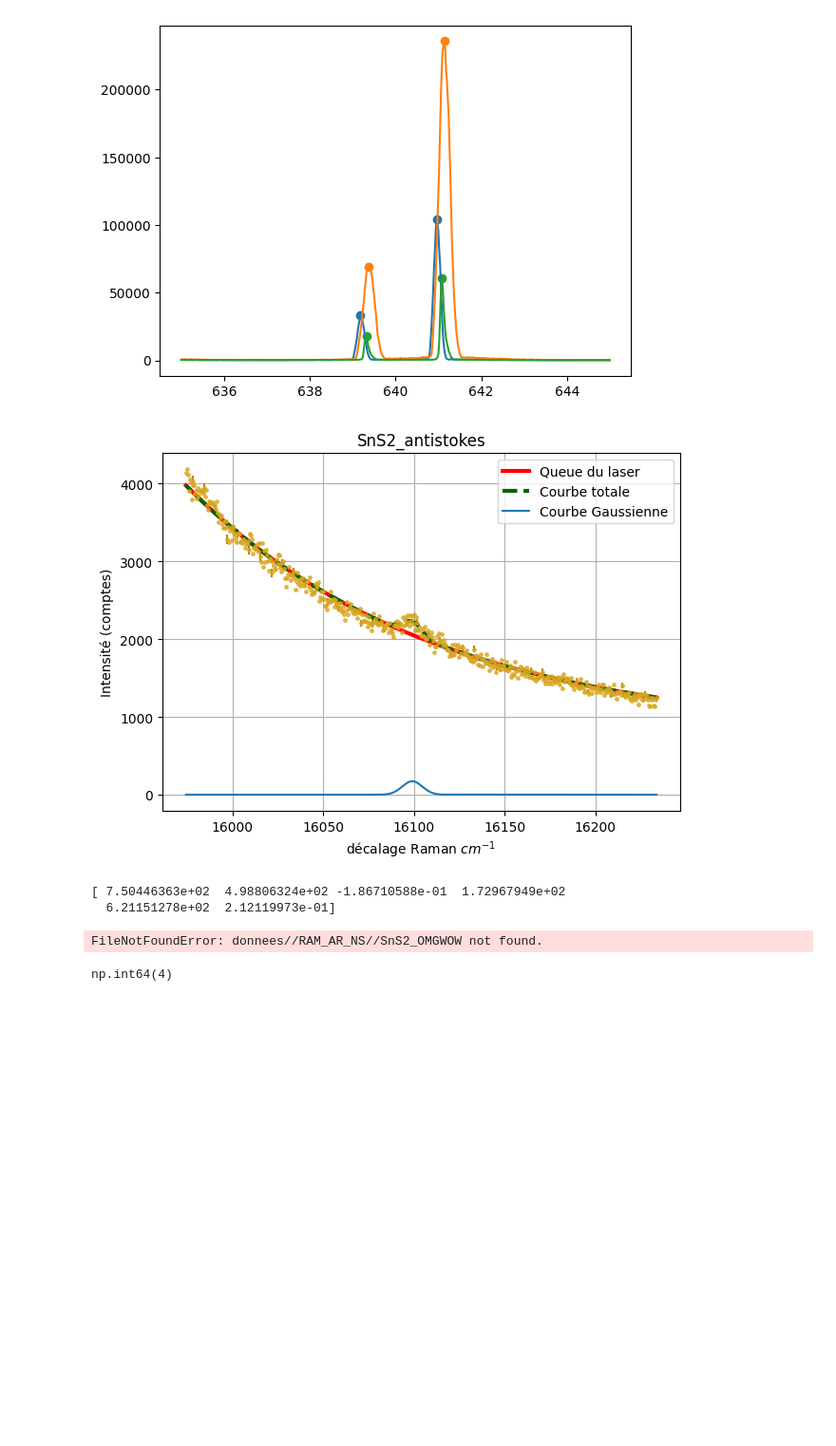
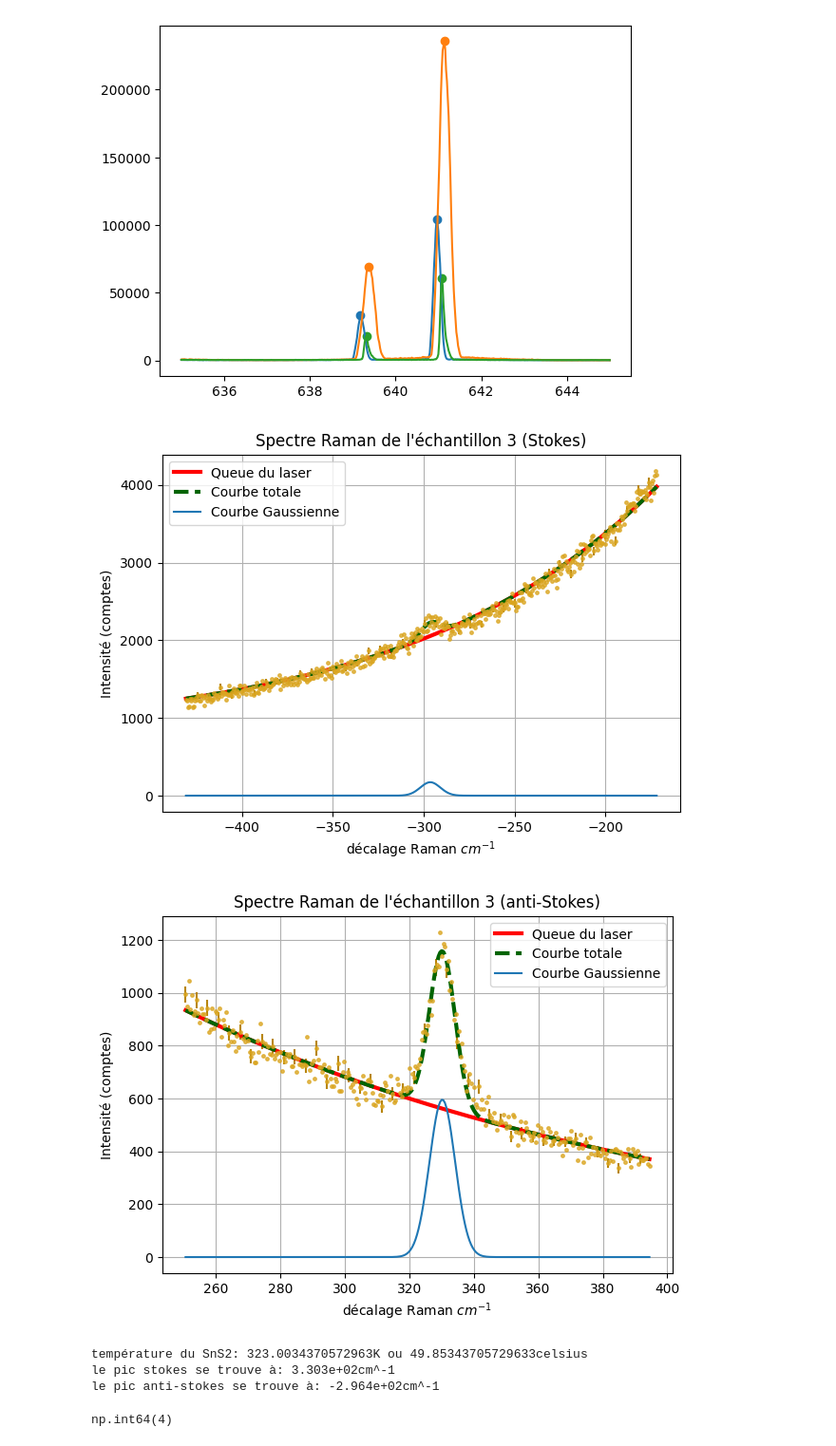
Before and after one commit to Simarties/Labo3, a Jupyter notebook: LabREIMAN/Ramain.ipynb, the cells around one changed output. Shown at 95% size. Saved outputs shown, nothing was run; the diff lists cells and outputs as text; code cells hidden in the pictures; blank space fills up the shorter version.

```diff
--- a/LabREIMAN/Ramain.ipynb
+++ b/LabREIMAN/Ramain.ipynb
@@ -5,5 +5,10 @@ from scipy.optimize import curve_fit
 import os
 from scipy.signal import find_peaks
 from scipy.signal import peak_widths
+import scipy.constants as cnste
+
+c =cnste.c
+hbar = cnste.hbar
+k = cnste.Boltzmann
 # %%
 donnees = os.listdir('donnees//RAM_AR_NS')
@@ -174,46 +191,70 @@ def fit_extreme(x,y,mus=None,peak_pad=0.4,weight_out=5):
 
     y_queue = courbe_exp(x,popt[0],popt[1],popt[2],xref)
     y_courbe = fit_fonctionTot(x,*popt)
     y_gauss = popt[3] *np.exp(-0.5* ((x-popt[4])/popt[5])**2)
 
     return {'popt':popt, 'perr':erreur, 'y_queue':y_queue, 'y_courbe':y_courbe, 'y_gauss':y_gauss}
 
-
+j=0
+lamd = [0,0]
+intense = [0,0]
+nom = ['Spectre Raman de l\'échantillon 3 (Stokes)','Spectre Raman de l\'échantillon 3 (anti-Stokes)']
 for i in donnees:
     spectre = np.loadtxt(f'donnees//RAM_AR_NS//{i}')
     if 'Sn' in i:
         if 'anti' in i:
             mu = [620.5,621.5]
         else: mu = None
         X = spectre[:,0]
         Y = spectre[:,1]
 
         Résultat = fit_extreme(X,Y,mus=mu)
 
+        intense[j] = Résultat['popt'][3]
+        lamd[j] = Résultat['popt'][4]
+
         marche = len(X)//40
         index_err = np.arange(0,len(X),marche)
         y_err = np.sqrt(Y)
 
-        plt.errorbar(1/(X*1e-09*100), Y,marker='o',markersize=2.5,ls='',color='goldenrod',alpha=.75)
-        plt.errorbar(1/(X[index_err]*1e-09*100),Y[index_err],yerr = y_err[index_err],marker='',color='darkgoldenrod',ls='')
-        plt.plot(1/(X*1e-09*100),Résultat['y_queue'],label='Queue du laser',lw=3,color='red',ls='-')
-        plt.plot(1/(X*1e-09*100),Résultat['y_courbe'],label='Courbe totale',lw=3,color='darkgreen',ls='--')
-        plt.plot(1/(X*1e-09*100),Résultat['y_gauss'],label='Courbe Gaussienne')
+        plt.errorbar((1/632.8-1/X)*1e7, Y,marker='o',markersize=2.5,ls='',color='goldenrod',alpha=.75)
+        plt.errorbar((1/632.8-1/X[index_err])*1e7,Y[index_err],yerr = y_err[index_err],marker='',color='darkgoldenrod',ls='')
+        plt.plot((1/632.8-1/X)*1e7,Résultat['y_queue'],label='Queue du laser',lw=3,color='red',ls='-')
+        plt.plot((1/632.8-1/X)*1e7,Résultat['y_courbe'],label='Courbe totale',lw=3,color='darkgreen',ls='--')
+        plt.plot((1/632.8-1/X)*1e7,Résultat['y_gauss'],label='Courbe Gaussienne')
         plt.legend(loc='best')
-        plt.title(f'{i}')
+        plt.title(f'{nom[j]}')
         plt.ylabel('Intensité (comptes)')
         plt.xlabel('décalage Raman $cm^{-1}$')
         plt.tight_layout()
         plt.grid()
-        plt.savefig(f'donnees//RAM_AR_NS//graphes//{i}')
+        plt.savefig(f'donnees//graphes//{i}')
         plt.show()
+        j+=1
 
-        print(Résultat['popt'])
+DécalageStoke =(1/632.8-1/lamd[1])*1e7
+DécalageAntiStoke =(1/632.8-1/lamd[0])*1e7
+
+
+#Calul de la température
+wAS = c/lamd[0] *2*np.pi*1e09
+wS = c/lamd[1] *2*np.pi*1e09
+
+w_p = (wAS-wS)/2
+
+I = (intense[0]/intense[1])
+W = wAS/wS
+
+T = -hbar*w_p/(k*np.log(I/W**4))
+print(f'température du SnS2: {T}K ou {T-273.15}celsius')
+print(f'le pic stokes se trouve à: {DécalageStoke:.3e}cm^-1')
+print(f'le pic anti-stokes se trouve à: {DécalageAntiStoke:.3e}cm^-1')
 # %% [output]
-[figure, old version]
+[figure, new version]
+[figure, added]
-[ 7.50446363e+02  4.98806324e+02 -1.86710588e-01  1.72967949e+02
-  6.21151278e+02  2.12119973e-01]
+température du SnS2: 323.0034370572963K ou 49.85343705729633celsius
+le pic stokes se trouve à: 3.303e+02cm^-1
+le pic anti-stokes se trouve à: -2.964e+02cm^-1
-FileNotFoundError: donnees//RAM_AR_NS//SnS2_OMGWOW not found.
 # %%
 # %% [output]
 np.int64(4)
```
Also changed, not shown: parts of 3 cells of this notebook, 7 other files.
